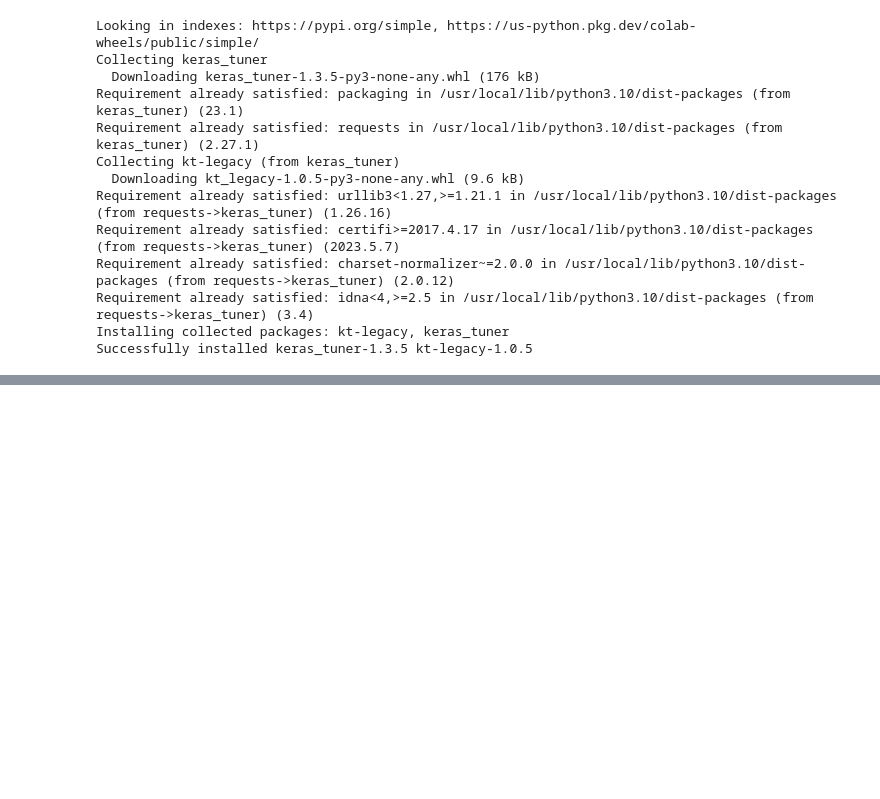
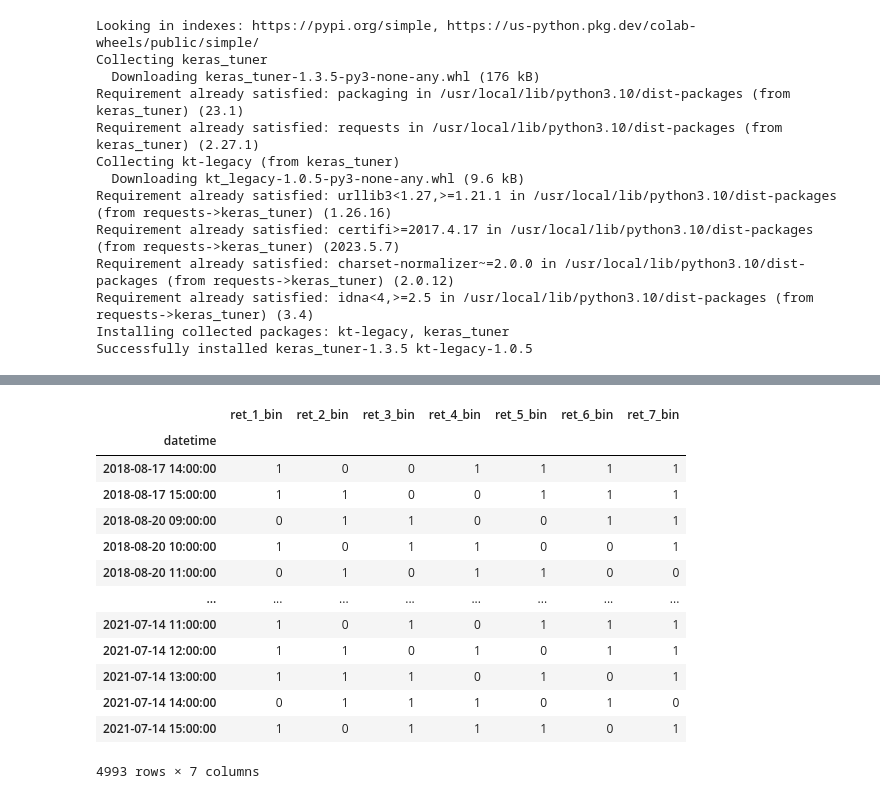
Before and after one commit to robonesky/oreilly, a Jupyter notebook: RM Lab Notes Advanced ML- part III.ipynb, the cells around one changed output, grey strips where cells are left out. Drawn from its saved outputs; the diff is of its cells as text; code cells hidden in the pictures; blank space fills up the shorter version.

```diff
--- a/RM Lab Notes Advanced ML- part III.ipynb
+++ b/RM Lab Notes Advanced ML- part III.ipynb
@@ -672,0 +312,18 @@ ImportError: ignored
+# %%
+X = df[cols_bin] # just taking teh binary ones it seems
+X
+# %% [output]
+|  | ret_1_bin | ret_2_bin | ret_3_bin | ret_4_bin | ret_5_bin | ret_6_bin | ret_7_bin |
+| datetime |  |  |  |  |  |  |  |
+| 2018-08-17 14:00:00 | 1 | 0 | 0 | 1 | 1 | 1 | 1 |
+| 2018-08-17 15:00:00 | 1 | 1 | 0 | 0 | 1 | 1 | 1 |
+| 2018-08-20 09:00:00 | 0 | 1 | 1 | 0 | 0 | 1 | 1 |
+| 2018-08-20 10:00:00 | 1 | 0 | 1 | 1 | 0 | 0 | 1 |
+| 2018-08-20 11:00:00 | 0 | 1 | 0 | 1 | 1 | 0 | 0 |
+| ... | ... | ... | ... | ... | ... | ... | ... |
+| 2021-07-14 11:00:00 | 1 | 0 | 1 | 0 | 1 | 1 | 1 |
+| 2021-07-14 12:00:00 | 1 | 1 | 0 | 1 | 0 | 1 | 1 |
+| 2021-07-14 13:00:00 | 1 | 1 | 1 | 0 | 1 | 0 | 1 |
+| 2021-07-14 14:00:00 | 0 | 1 | 1 | 1 | 0 | 1 | 0 |
+| 2021-07-14 15:00:00 | 1 | 0 | 1 | 1 | 1 | 0 | 1 |
+4993 rows × 7 columns
```
Also changed, not shown: parts of 46 cells of this notebook.
